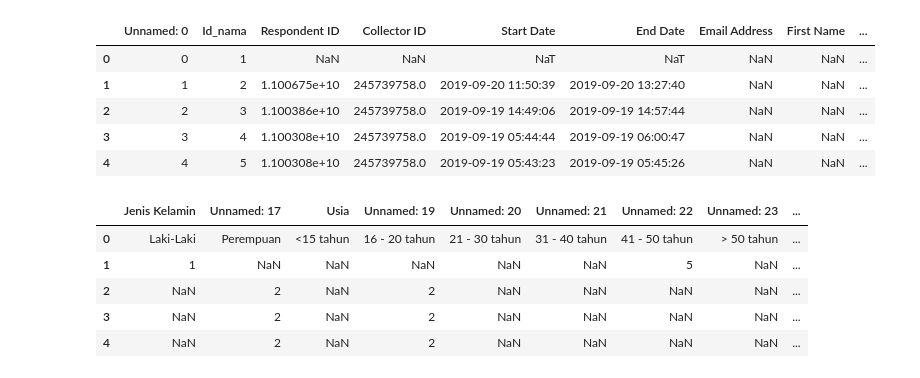
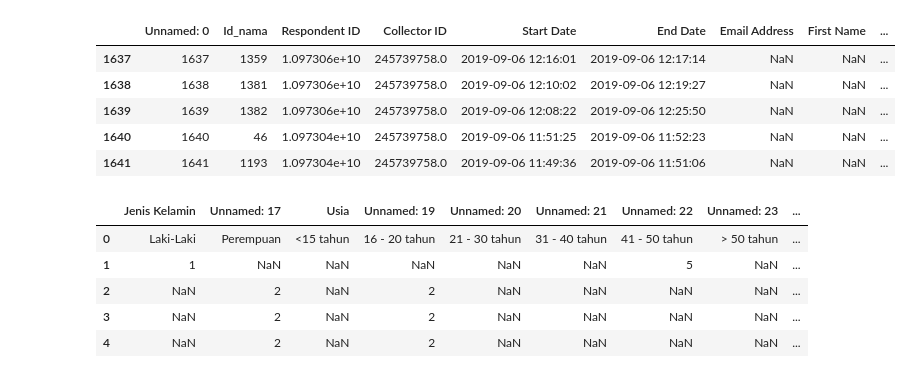
Before and after one commit to alifim/E-Commerce-Survey, a Jupyter notebook: E-Commerce Survey.ipynb, the cells around one changed output. Cells and saved outputs as stored; diff of their text form; code cells hidden in the pictures.

```diff
--- a/E-Commerce Survey.ipynb
+++ b/E-Commerce Survey.ipynb
@@ -8,15 +8,17 @@ pd.set_option('display.max_columns', None)
 pd.set_option('display.max_rows', None)
 # %%
 # read csv file and drop unnecessary columns
-ecom = pd.read_excel('survey_ecom_2019.xlsx')
-ecom.head()
+ecom = pd.read_excel('Data/survey_ecom_2019.xlsx')
+# Delete data without both genders
+ecom = ecom.dropna(subset=['Jenis Kelamin', 'Unnamed: 17'], thresh=1)
+ecom.tail()
 # %% [output]
 |  | Unnamed: 0 | Id_nama | Respondent ID | Collector ID | Start Date | End Date | Email Address | First Name | ... |
-| 0 | 0 | 1 | NaN | NaN | NaT | NaT | NaN | NaN | ... |
-| 1 | 1 | 2 | 1.100675e+10 | 245739758.0 | 2019-09-20 11:50:39 | 2019-09-20 13:27:40 | NaN | NaN | ... |
-| 2 | 2 | 3 | 1.100386e+10 | 245739758.0 | 2019-09-19 14:49:06 | 2019-09-19 14:57:44 | NaN | NaN | ... |
-| 3 | 3 | 4 | 1.100308e+10 | 245739758.0 | 2019-09-19 05:44:44 | 2019-09-19 06:00:47 | NaN | NaN | ... |
-| 4 | 4 | 5 | 1.100308e+10 | 245739758.0 | 2019-09-19 05:43:23 | 2019-09-19 05:45:26 | NaN | NaN | ... |
+| 1637 | 1637 | 1359 | 1.097306e+10 | 245739758.0 | 2019-09-06 12:16:01 | 2019-09-06 12:17:14 | NaN | NaN | ... |
+| 1638 | 1638 | 1381 | 1.097306e+10 | 245739758.0 | 2019-09-06 12:10:02 | 2019-09-06 12:19:27 | NaN | NaN | ... |
+| 1639 | 1639 | 1382 | 1.097306e+10 | 245739758.0 | 2019-09-06 12:08:22 | 2019-09-06 12:25:50 | NaN | NaN | ... |
+| 1640 | 1640 | 46 | 1.097304e+10 | 245739758.0 | 2019-09-06 11:51:25 | 2019-09-06 11:52:23 | NaN | NaN | ... |
+| 1641 | 1641 | 1193 | 1.097304e+10 | 245739758.0 | 2019-09-06 11:49:36 | 2019-09-06 11:51:06 | NaN | NaN | ... |
 # %%
 # Drop unnecessary columns
 ecom.drop(ecom.iloc[:, :10]+ecom.iloc[:, 35:37], inplace = True, axis = 1)
```
Also changed, not shown: parts of 18 cells of this notebook.
